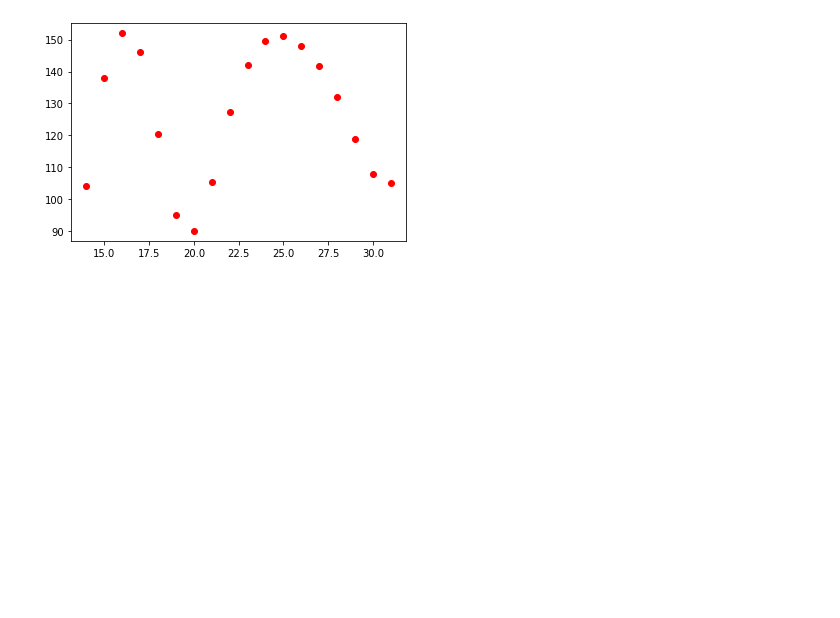
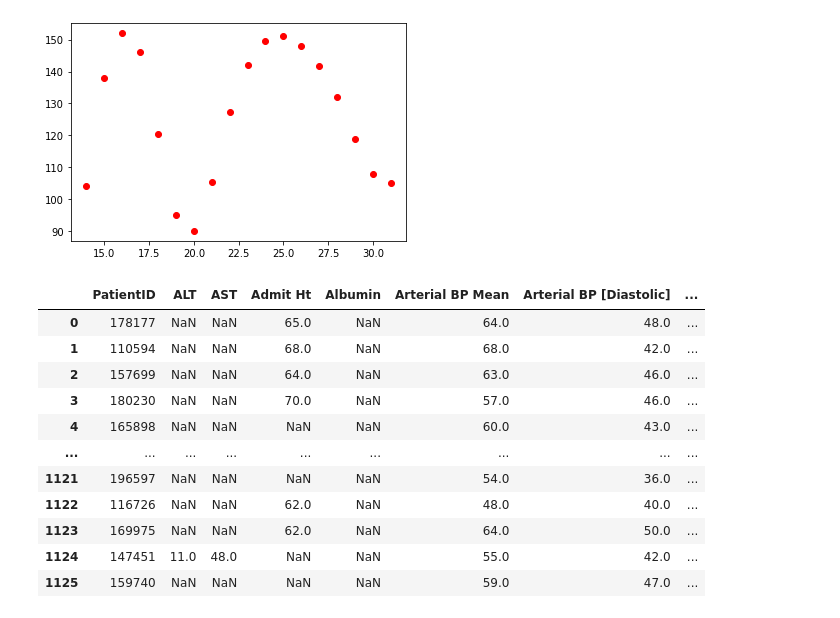
Before and after one commit to BenMarkFrost/LEN_Individual_Project, a Jupyter notebook: Static/temporalCategorisation.ipynb, the cells around one changed output. Cells and saved outputs as stored; diff of their text form; code cells hidden in the pictures; blank space fills up the shorter version.

```diff
--- a/Static/temporalCategorisation.ipynb
+++ b/Static/temporalCategorisation.ipynb
@@ -137,7 +139,9 @@ columnsToInterpolate = ['Glucose']
 
 noInterpolation = 0
 
-for patient in patients:
+interpolatedPatients = patients.copy()
+
+for patient in interpolatedPatients:
     try:
         patient.data[columnsToInterpolate] = patient.data[columnsToInterpolate].apply(lambda x: x.interpolate(method='polynomial', order=2))
     except ValueError:
@@ -186,3 +190,89 @@ plt.scatter(generated.index, generated, c='r')
 plt.show()
 # %% [output]
 [figure]
+# %%
+pd.set_option('display.max_rows', 1000)
+# %%
+staticPatients = []
+
+
+for patient in patients:
+
+    curr = {}
+
+    df = patient.data
+
+    curr['PatientID'] = patient.patientID
+    curr['ALT'] = df['ALT'].max()
+    curr['AST'] = df['AST'].max()
+    curr['Admit Ht'] = df['Admit Ht'].max()
+    curr['Albumin'] = df['Albumin'].min()
+    curr['Arterial BP Mean'] = df['Arterial BP Mean'].min()
+    curr['Arterial BP [Diastolic]'] = df['Arterial BP [Diastolic]'].min()
+    curr['Arterial BP [Systolic]'] = df['Arterial BP [Systolic]'].min()
+    curr['Arterial PaCO2'] = df['Arterial PaCO2'].min()
+    curr['Arterial PaO2'] = df['Arterial PaO2'].min()
+    curr['Arterial pH Max'] = df['Arterial pH'].max()
+    curr['Arterial pH Min'] = df['Arterial pH'].min()
+    curr['Urea'] = df['BUN'].min() * 0.357
+    curr['CVP Min'] = df['CVP'].min()
+    curr['CVP Max'] = df['CVP'].max()
+    curr['CaO2'] = df['CaO2'].min()
+    curr['Chloride'] = df['Chloride'].min()
+    curr['Creatinine'] = df['Creatinine'].min()
+    curr['Daily Weight'] = df['Daily Weight'].loc[df['Daily Weight'].first_valid_index()] / 2.205 if df['Daily Weight'].first_valid_index() is not None else None
+    curr['Fibrinogen'] = df['Fibrinogen'].max()
+    curr['Glucose Max'] = df['Glucose'].max()
+    curr['Glucose Min'] = df['Glucose'].min()
+    curr['Heart Rate Min'] = df['Heart Rate'].min()
+    curr['Heart Rate Max'] = df['Heart Rate'].max()
+    curr['Hamoglobin'] = df['Hemoglobin'].min()
+    curr['INR'] = df['INR'].max()
+    curr['Ionized Calcium'] = df['Ionized Calcium'].min()
+    curr['LDH'] = df['LDH'].max()
+    curr['Magnesium'] = df['Magnesium'].min()
+    curr['NBP Mean'] = df['NBP Mean'].min()
+    curr['NBP [Diastolic]'] = df['NBP [Diastolic]'].min()
+    curr['NBP [Systolic]'] = df['NBP [Systolic]'].min()
+    curr['PTT'] = df['PTT'].max()
+    curr['Platelets'] = df['Platelets'].min()
+    curr['Potassium Max'] = df['Potassium'].max()
+    curr['Potassium Min'] = df['Potassium'].min()
+    curr['Resp Rate (Spont) Min'] = df['Resp Rate (Spont)'].min()
+    curr['Resp Rate (Spont) Max'] = df['Resp Rate (Spont)'].max()
+    curr['SVI'] = df['SVI'].min()
+    curr['SVRI Max'] = df['SVRI'].max()
+    curr['SVRI Min'] = df['SVRI'].min()
+    curr['SaO2'] = df['SaO2'].min()
+    curr['Sodium Max'] = df['Sodium'].max()
+    curr['Sodium Min'] = df['Sodium'].min()
+    curr['SpO2'] = df['SpO2'].min()
+    curr['SvO2 Max'] = df['SvO2'].max()
+    curr['SvO2 Min'] = df['SvO2'].min()
+    curr['Temperature C Max'] = df['Temperature C'].max()
+    curr['Temperature C Min'] = df['Temperature C'].min()
+    curr['Bilirubin'] = df['Total Bili'].max()
+    curr['White Blood Cells Max'] = df['WBC'].max()
+    curr['White Blood Cells Min'] = df['WBC'].min()
+
+
+
+    staticPatients.append(curr)
+
+
+staticPatientsDF = pd.DataFrame([x.values() for x in staticPatients], columns=curr.keys())
+
+display(staticPatientsDF)
+# %% [output]
+|  | PatientID | ALT | AST | Admit Ht | Albumin | Arterial BP Mean | Arterial BP [Diastolic] | ... |
+| 0 | 178177 | NaN | NaN | 65.0 | NaN | 64.0 | 48.0 | ... |
+| 1 | 110594 | NaN | NaN | 68.0 | NaN | 68.0 | 42.0 | ... |
+| 2 | 157699 | NaN | NaN | 64.0 | NaN | 63.0 | 46.0 | ... |
+| 3 | 180230 | NaN | NaN | 70.0 | NaN | 57.0 | 46.0 | ... |
+| 4 | 165898 | NaN | NaN | NaN | NaN | 60.0 | 43.0 | ... |
+| ... | ... | ... | ... | ... | ... | ... | ... | ... |
+| 1121 | 196597 | NaN | NaN | NaN | NaN | 54.0 | 36.0 | ... |
+| 1122 | 116726 | NaN | NaN | 62.0 | NaN | 48.0 | 40.0 | ... |
+| 1123 | 169975 | NaN | NaN | 62.0 | NaN | 64.0 | 50.0 | ... |
+| 1124 | 147451 | 11.0 | 48.0 | NaN | NaN | 55.0 | 42.0 | ... |
+| 1125 | 159740 | NaN | NaN | NaN | NaN | 59.0 | 47.0 | ... |
```
Also changed, not shown: parts of 6 cells of this notebook.
